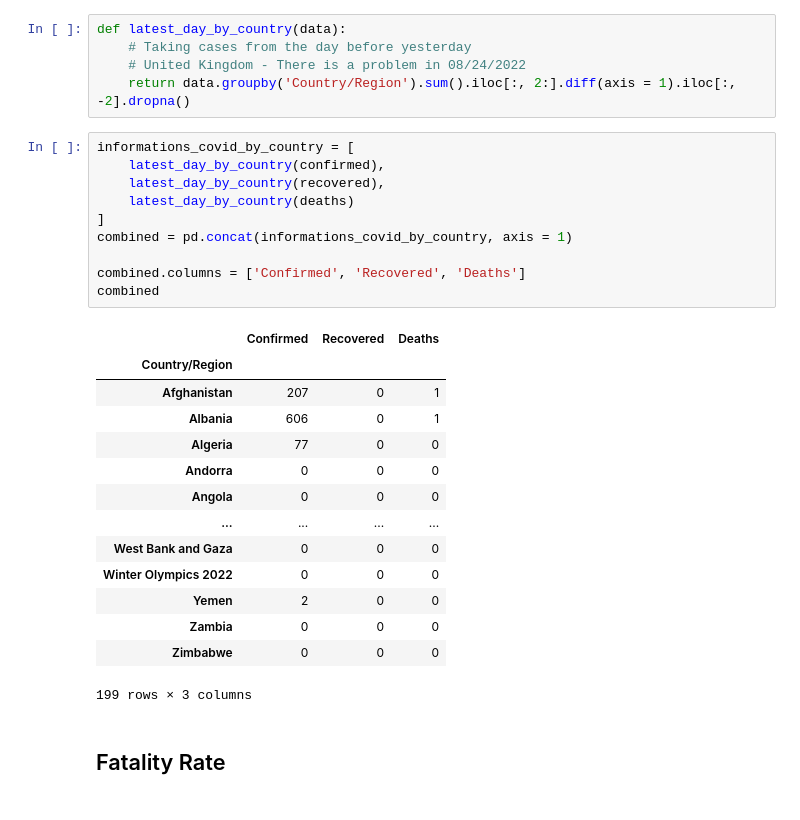
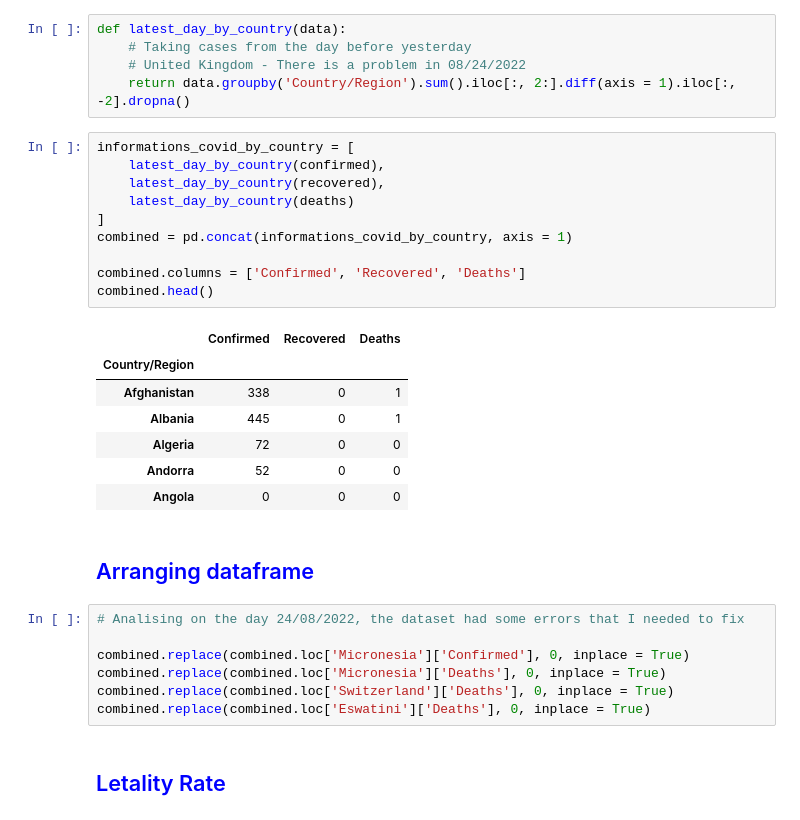
Before and after one commit to Gabriel-limadev/data_science_study, a Jupyter notebook: 11 - Data Science: análises para saúde e medicina/file_courses/case_confirmed_covid_19.ipynb, the cells around one changed output. Drawn from its saved outputs; the diff is of its cells as text.

```diff
--- a/11 - Data Science: análises para saúde e medicina/file_courses/case_confirmed_covid_19.ipynb
+++ b/11 - Data Science: análises para saúde e medicina/file_courses/case_confirmed_covid_19.ipynb
@@ -204,30 +204,32 @@ def latest_day_by_country(data):
 # %%
 informations_covid_by_country = [
     latest_day_by_country(confirmed),
     latest_day_by_country(recovered),
     latest_day_by_country(deaths)
 ]
 combined = pd.concat(informations_covid_by_country, axis = 1)
 
 combined.columns = ['Confirmed', 'Recovered', 'Deaths']
-combined
+combined.head()
 # %% [output]
 |  | Confirmed | Recovered | Deaths |
 | Country/Region |  |  |  |
-| Afghanistan | 207 | 0 | 1 |
-| Albania | 606 | 0 | 1 |
-| Algeria | 77 | 0 | 0 |
-| Andorra | 0 | 0 | 0 |
+| Afghanistan | 338 | 0 | 1 |
+| Albania | 445 | 0 | 1 |
+| Algeria | 72 | 0 | 0 |
+| Andorra | 52 | 0 | 0 |
 | Angola | 0 | 0 | 0 |
-| ... | ... | ... | ... |
-| West Bank and Gaza | 0 | 0 | 0 |
-| Winter Olympics 2022 | 0 | 0 | 0 |
-| Yemen | 2 | 0 | 0 |
-| Zambia | 0 | 0 | 0 |
-| Zimbabwe | 0 | 0 | 0 |
-199 rows × 3 columns
+# %% [markdown]
+## <font color='blue' style='font-size: 30px;'>Arranging dataframe</font>
+# %%
+# Analising on the day 24/08/2022, the dataset had some errors that I needed to fix
+
+combined.replace(combined.loc['Micronesia']['Confirmed'], 0, inplace = True)
+combined.replace(combined.loc['Micronesia']['Deaths'], 0, inplace = True)
+combined.replace(combined.loc['Switzerland']['Deaths'], 0, inplace = True)
+combined.replace(combined.loc['Eswatini']['Deaths'], 0, inplace = True)
 # %% [markdown]
-## Fatality Rate
+## <font color='blue' style='font-size: 30px;'>Letality Rate</font>
 # %%
 sum_up = combined.sum()
 sum_up
```
Also changed, not shown: parts of 15 cells of this notebook.
